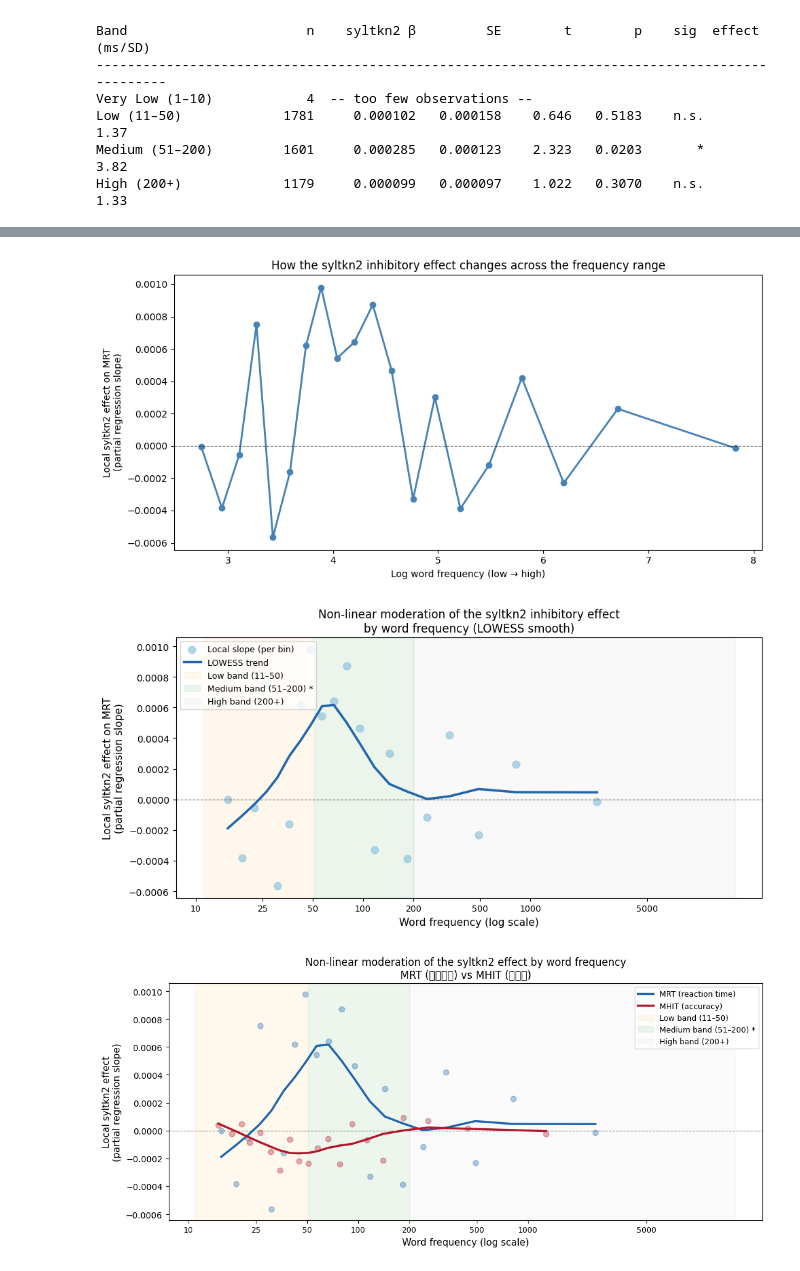
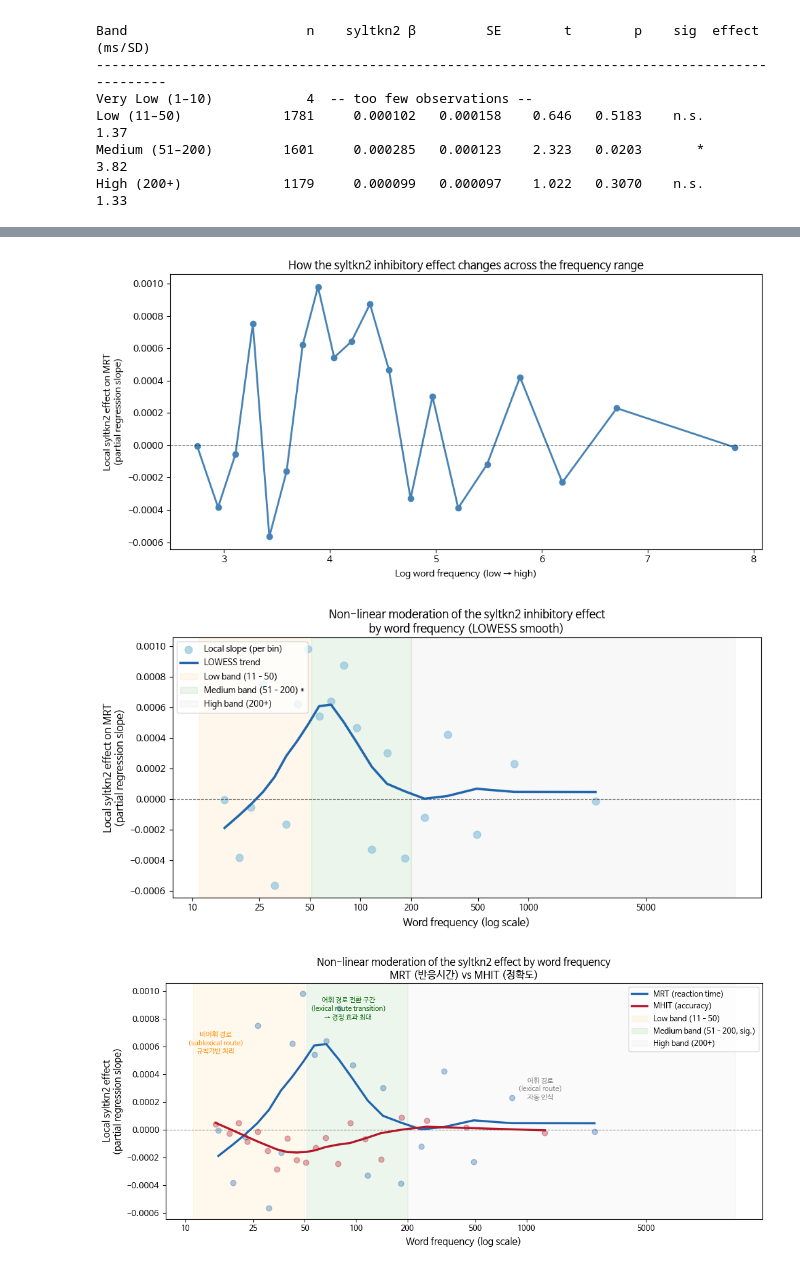
Before and after one commit to psycholinguistics-proj/proj, a Jupyter notebook: Relevant_Analysis_from_D1.ipynb, the cells around one changed output, grey strips where cells are left out. Cells and saved outputs as stored; diff of their text form; code cells hidden in the pictures.

Commit message:
annotations for lexical routes on last figure

```diff
--- a/Relevant_Analysis_from_D1.ipynb
+++ b/Relevant_Analysis_from_D1.ipynb
@@ -7,3 +35,11 @@
+# %%
+import matplotlib.pyplot as plt
+import matplotlib as mpl
+
+# Configure font
+plt.rc('font', family='NanumBarunGothic')
+# Fix minus sign issues
+mpl.rcParams['axes.unicode_minus'] = False
 # %%
 import pandas as pd
 import numpy as np
@@ -523,7 +559,7 @@ plt.title('How the syltkn2 inhibitory effect changes across the frequency range'
 plt.tight_layout()
 plt.show()
 # %% [output]
-[figure, old version]
+[figure, new version]
 # %%
 # LOWESS plot: how does the syltkn2 effect change across the frequency range?
 
@@ -596,7 +632,7 @@ plt.tight_layout()
 plt.savefig('lowess_syltkn2_moderation.png', dpi=150, bbox_inches='tight')
 plt.show()
 # %% [output]
-[figure, old version]
+[figure, new version]
 # %%
 fig, ax = plt.subplots(figsize=(11, 5))
 
@@ -637,32 +673,46 @@ for dv, style in dvs.items():
     ax.scatter(freq_mids, slopes,
                color=style['color'], s=40, alpha=0.35, zorder=2)
 
     # LOWESS line
     ax.plot(smoothed[:, 0], smoothed[:, 1],
             color=style['color'], linewidth=2.5,
             zorder=3, label=style['label'])
 
 # Zero reference
 ax.axhline(0, color='black', linewidth=0.8, linestyle='--', alpha=0.5)
 
 # Frequency band shading
 ax.axvspan(np.log(11),  np.log(50),  alpha=0.07, color='orange', label='Low band (11–50)')
-ax.axvspan(np.log(51),  np.log(200), alpha=0.07, color='green',  label='Medium band (51–200) *')
+ax.axvspan(np.log(51), np.log(200), alpha=0.07, color='green',
+           label='Medium band (51–200, sig.)')
 ax.axvspan(np.log(200), df_words['LogFreq'].max(), alpha=0.04, color='gray', label='High band (200+)')
 
 # X ticks at meaningful values
 freq_ticks = [10, 25, 50, 100, 200, 500, 1000, 5000]
 ax.set_xticks([np.log(f) for f in freq_ticks])
 ax.set_xticklabels([str(f) for f in freq_ticks], fontsize=9)
 
 ax.set_xlabel('Word frequency (log scale)', fontsize=11)
 ax.set_ylabel('Local syltkn2 effect\n(partial regression slope)', fontsize=11)
 ax.set_title('Non-linear moderation of the syltkn2 effect by word frequency\n'
              'MRT (반응시간) vs MHIT (정확도)', fontsize=12)
 ax.legend(fontsize=9, loc='upper right')
 
+# Add text annotations to the LOWESS plot
+ax.text(np.log(15), 0.00055,
+        '비어휘 경로\n(sublexical route)\n규칙기반 처리',
+        fontsize=8, ha='center', color='darkorange', style='italic')
+
+ax.text(np.log(90), 0.00080,  # was 0.00065, move up to 0.00080
+        '어휘 경로 전환 구간\n(lexical route transition)\n→ 경쟁 효과 최대',
+        fontsize=8, ha='center', color='darkgreen', style='italic')
+
+ax.text(np.log(1200), 0.00022,  # shift right and up slightly
+        '어휘 경로\n(lexical route)\n자동 인식',
+        fontsize=8, ha='center', color='gray', style='italic')
+
 plt.tight_layout()
 plt.savefig('lowess_mrt_vs_mhit.png', dpi=150, bbox_inches='tight')
 plt.show()
 # %% [output]
-[figure, old version]
+[figure, new version]
```
Also changed, not shown: parts of 5 cells of this notebook.
